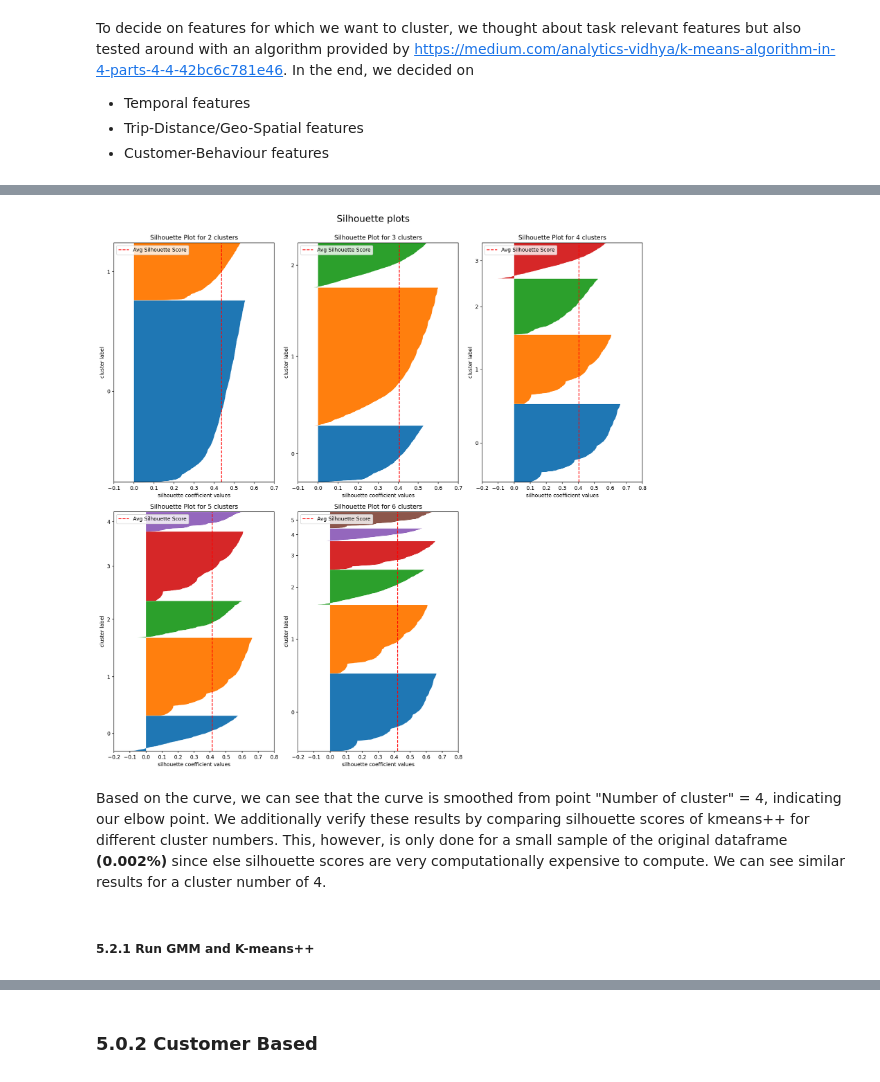
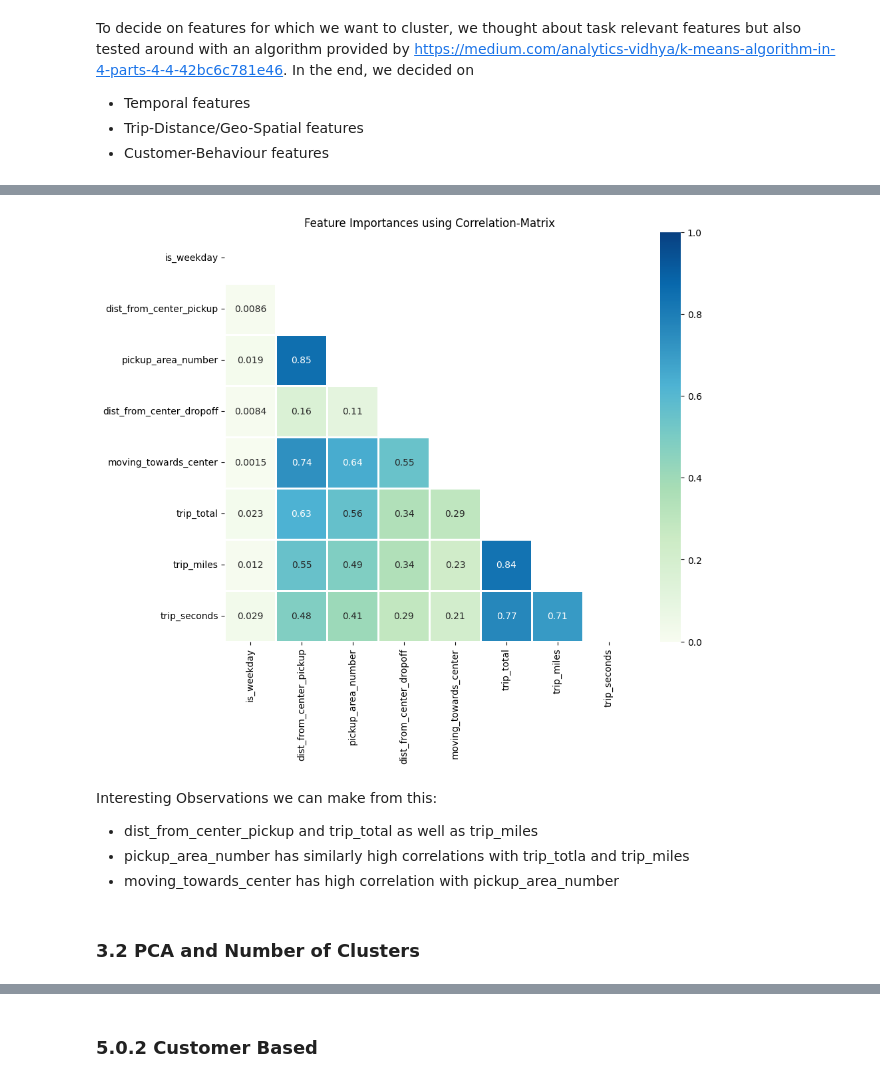
Before and after one commit to madxox/AAA_Teamassignment, a Jupyter notebook: 03_cluster_analysis.ipynb, the cells around one changed output, grey strips where cells are left out. Saved outputs shown, nothing was run; the diff lists cells and outputs as text; code cells hidden in the pictures.

Commit message:
add plots + new methods

```diff
--- a/03_cluster_analysis.ipynb
+++ b/03_cluster_analysis.ipynb
@@ -359,6 +430,8 @@ Furthermore, columns for geographical information can be dropped too as we have
 # %%
 # Drop unneeded columns for further steps
-columns_to_drop = ['Unnamed: 0','trip_id', 'taxi_id', 'trip_start_timestamp', 'trip_end_timestamp', 'payment_type', 'company', 'pickup_centroid_latitude', 'pickup_centroid_longitude',
+columns_to_drop = ['Unnamed: 0','trip_id', 'taxi_id', 'trip_start_timestamp', 'trip_end_timestamp',
+                   'pickup_census_tract', 'dropoff_census_tract',
+                   'payment_type', 'company', 'pickup_centroid_latitude', 'pickup_centroid_longitude',
        'pickup_centroid_location', 'dropoff_centroid_latitude', 'dropoff_centroid_longitude', 'dropoff_centroid_location',]
 prep_df = taxi_df.drop(columns_to_drop, axis=1)
 prep_df.head()
@@ -414,0 +471,17 @@ df_fselection = prep_df.drop(non_cluster_features, axis=1).copy()
+# %%
+non_numerical_or_trivial = [
+    'trip_hours',
+    '1_hour_window', '1_hour_window_sin',
+       '1_hour_window_cos', '4_hour_window', '4_hour_window_sin',
+       '4_hour_window_cos', '6_hour_window', '6_hour_window_sin',
+       '6_hour_window_cos', 'weekday', 'weekday_sin', 'weekday_cos', 'taxi_id_encoded','pickup_community', 'dropoff_community','h3_res7_pickup', 'h3_res7_dropoff',
+       'h3_res8_pickup', 'h3_res8_dropoff',
+       # redundant with start_hour
+       'end_hour',
+       'morning_commute', 'late_morning', 'afternoon', 'evening_commute',
+       'night',
+        # redundant with trip_total
+        'fare', 'tolls', 'extras',
+                           ]
+df_fselection = prep_df.drop(non_numerical_or_trivial, axis=1).copy()
+df_fselection.shape
@@ -415,11 +499,11 @@ df_fselection = prep_df.drop(non_cluster_features, axis=1).copy()
 # %%
-all_selected_variables = []
-best_k_all = []
+#all_selected_variables = []
+#best_k_all = []
 # Tested with limited sample but also repeated to see if anydifference between selected_variables -> No difference found hence commented out
 #for i in range(1, 4):
-#df_test_sample = df_fselection.sample(n=3000, random_state=42)
-#best_k, selected_variables = optimize_feature_selection(df_test_sample)
+df_test_sample = df_fselection.sample(n=3000, random_state=42)
+best_k, selected_variables = optimize_feature_selection(df_test_sample)
     #best_k_all.append(best_k)
     #all_selected_variables.append(selected_variables)
-#print(f"Best k: {best_k}")
-#print(f"Selected variables: {selected_variables}")
+print(f"Best k: {best_k}")
+print(f"Selected variables: {selected_variables}")
@@ -469,7 +512,0 @@ elbow_method(df_temp_scaled, max_clusters=10)
-# %%
-# Validate cluster number using Silhouette Scores
-plot_silhouette_scores(df_temp_scaled, 6)
-# %% [output]
-[figure, removed]
-# %% [markdown]
-Based on the curve, we can see that the curve is smoothed from point "Number of cluster" = 4, indicating our elbow point. We additionally verify these results by comparing silhouette scores of kmeans++ for different cluster numbers. This, however, is only done for a small sample of the original dataframe **(0.002%)** since else silhouette scores are very computationally expensive to compute. We can see similar results for a cluster number of 4.
@@ -479,2 +513,16 @@ CLUSTER_NUMBER = 4
-# %% [markdown]
-##### **5.2.1 Run GMM and K-means++**
+# %%
+#Best k: 4
+#Selected variables: ['is_weekday', 'dist_from_center_pickup', 'pickup_area_number', 'dist_from_center_dropoff', 'moving_towards_center', 'trip_total', 'trip_miles', 'trip_seconds']
+df_selection = df_fselection[selected_variables]
+# %%
+# Visualize correlations between features method has found
+heatmap(df_selection, x=10, y=8)
+# %% [output]
+[figure, added]
+# %% [markdown]
+Interesting Observations we can make from this:
+- dist_from_center_pickup and trip_total as well as trip_miles
+- pickup_area_number has similarly high correlations with trip_totla and trip_miles
+- moving_towards_center has high correlation with pickup_area_number
+# %% [markdown]
+### 3.2 PCA and Number of Clusters
```
Also changed, not shown: parts of 67 cells of this notebook, 1 other file.
